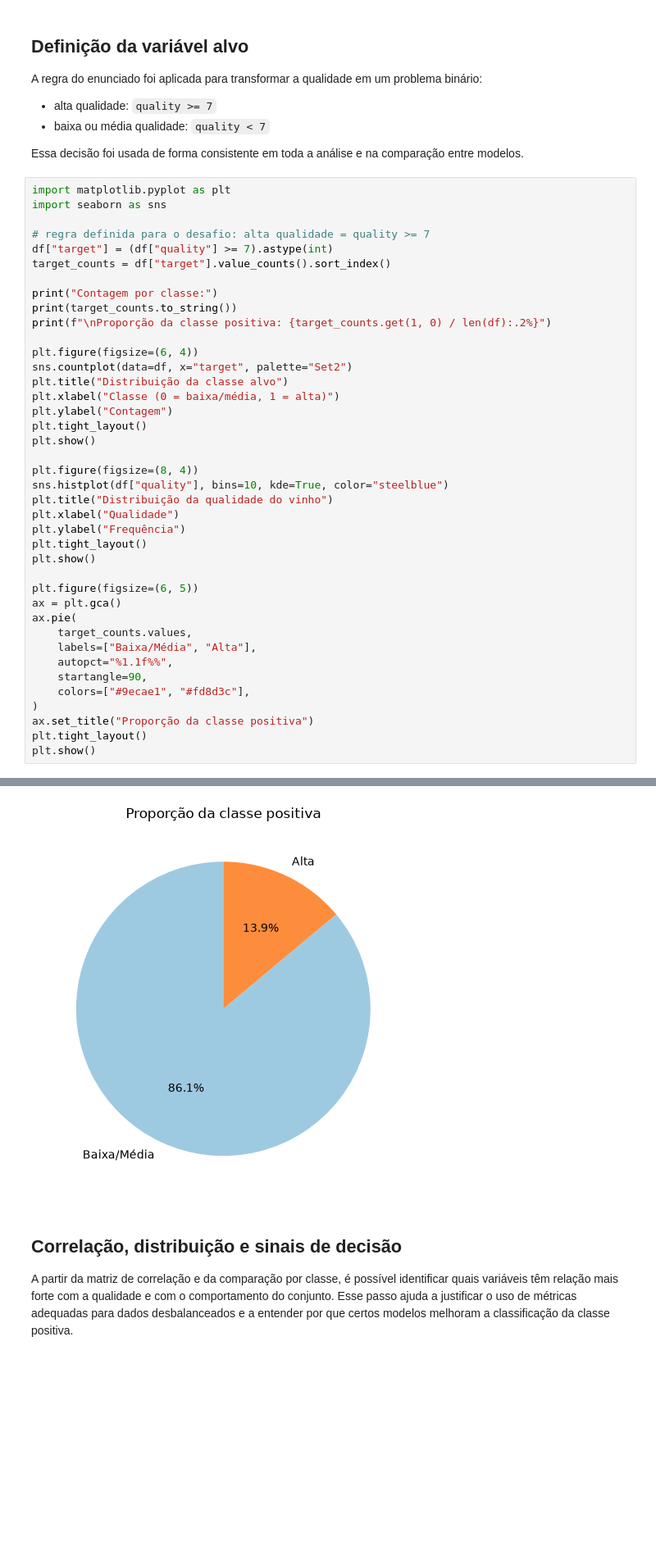
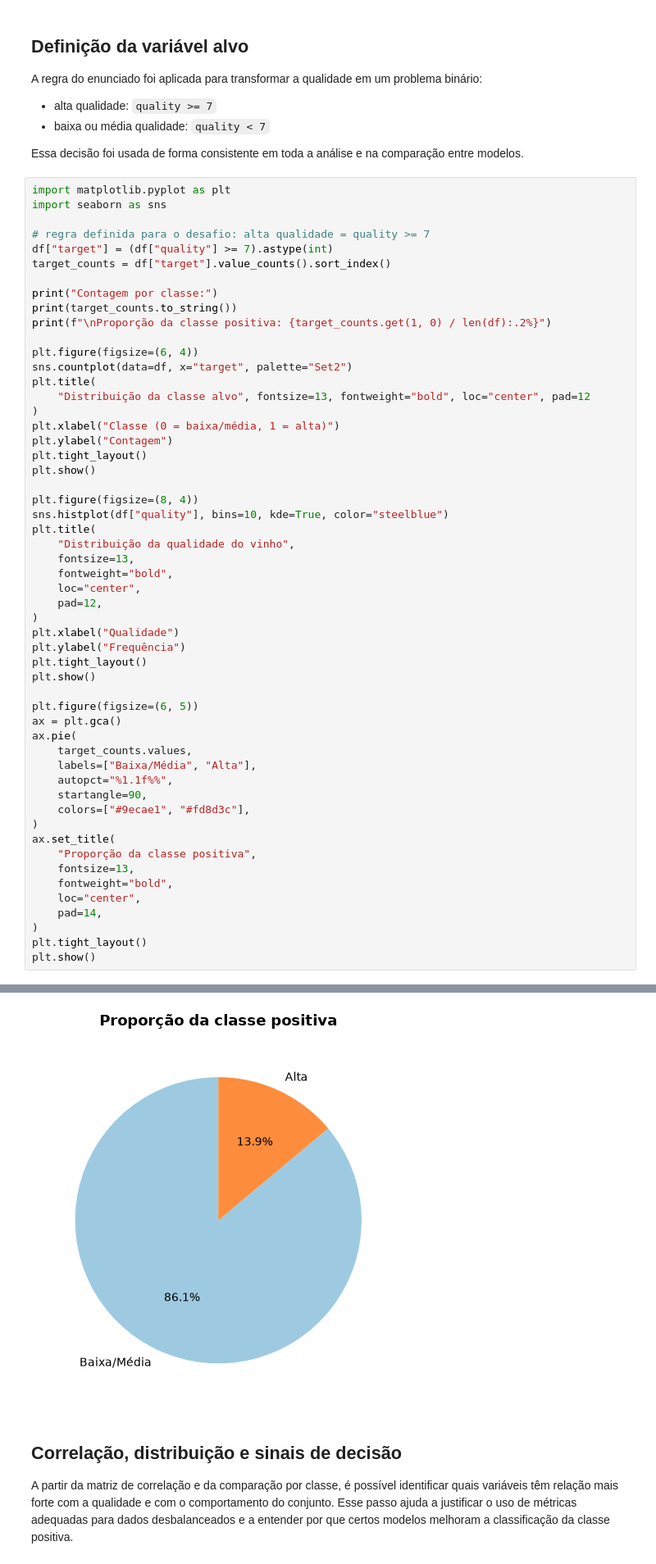
Before and after one commit to Milhousepaulojean/PosTech--DataAnalytics, a Jupyter notebook: Fase 2/TechChallenge/notebooks/01_eda.ipynb, the cells around one changed output, grey strips where cells are left out. Shown at 82% size. Saved outputs shown, nothing was run; the diff lists cells and outputs as text; blank space fills up the shorter version.

```diff
--- a/Fase 2/TechChallenge/notebooks/01_eda.ipynb
+++ b/Fase 2/TechChallenge/notebooks/01_eda.ipynb
@@ -57,7 +63,9 @@ print(f"\nProporção da classe positiva: {target_counts.get(1, 0) / len(df):.2%
 
 plt.figure(figsize=(6, 4))
 sns.countplot(data=df, x="target", palette="Set2")
-plt.title("Distribuição da classe alvo")
+plt.title(
+    "Distribuição da classe alvo", fontsize=13, fontweight="bold", loc="center", pad=12
+)
 plt.xlabel("Classe (0 = baixa/média, 1 = alta)")
 plt.ylabel("Contagem")
 plt.tight_layout()
@@ -65,7 +73,13 @@ plt.show()
 
 plt.figure(figsize=(8, 4))
 sns.histplot(df["quality"], bins=10, kde=True, color="steelblue")
-plt.title("Distribuição da qualidade do vinho")
+plt.title(
+    "Distribuição da qualidade do vinho",
+    fontsize=13,
+    fontweight="bold",
+    loc="center",
+    pad=12,
+)
 plt.xlabel("Qualidade")
 plt.ylabel("Frequência")
 plt.tight_layout()
@@ -80,7 +94,13 @@ ax.pie(
     startangle=90,
     colors=["#9ecae1", "#fd8d3c"],
 )
-ax.set_title("Proporção da classe positiva")
+ax.set_title(
+    "Proporção da classe positiva",
+    fontsize=13,
+    fontweight="bold",
+    loc="center",
+    pad=14,
+)
 plt.tight_layout()
 plt.show()
 # %% [output]
@@ -98,4 +118,4 @@ Passing `palette` without assigning `hue` is deprecated and will be removed in v
-[figure, old version]
+[figure, new version]
 # %% [markdown]
 ## Correlação, distribuição e sinais de decisão
 
```
Also changed, not shown: parts of 5 cells of this notebook, 13 other files.
